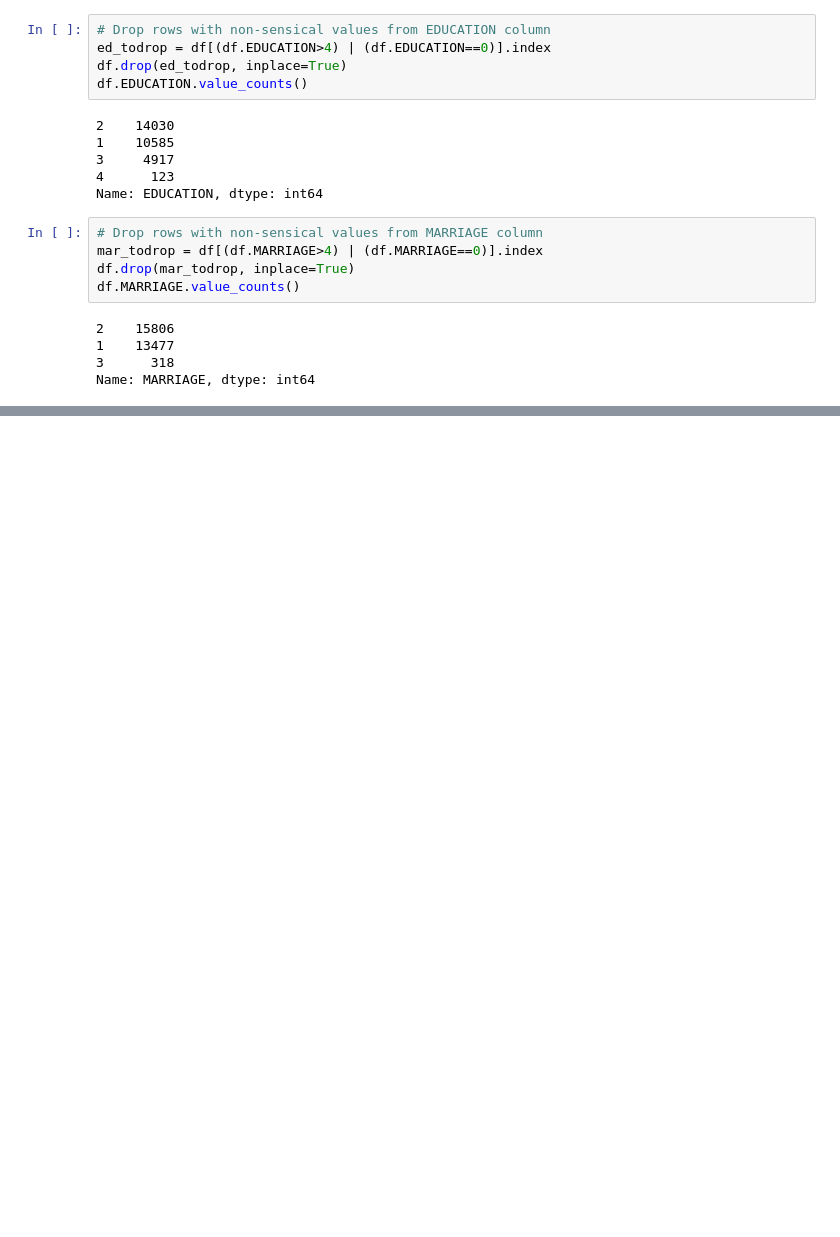
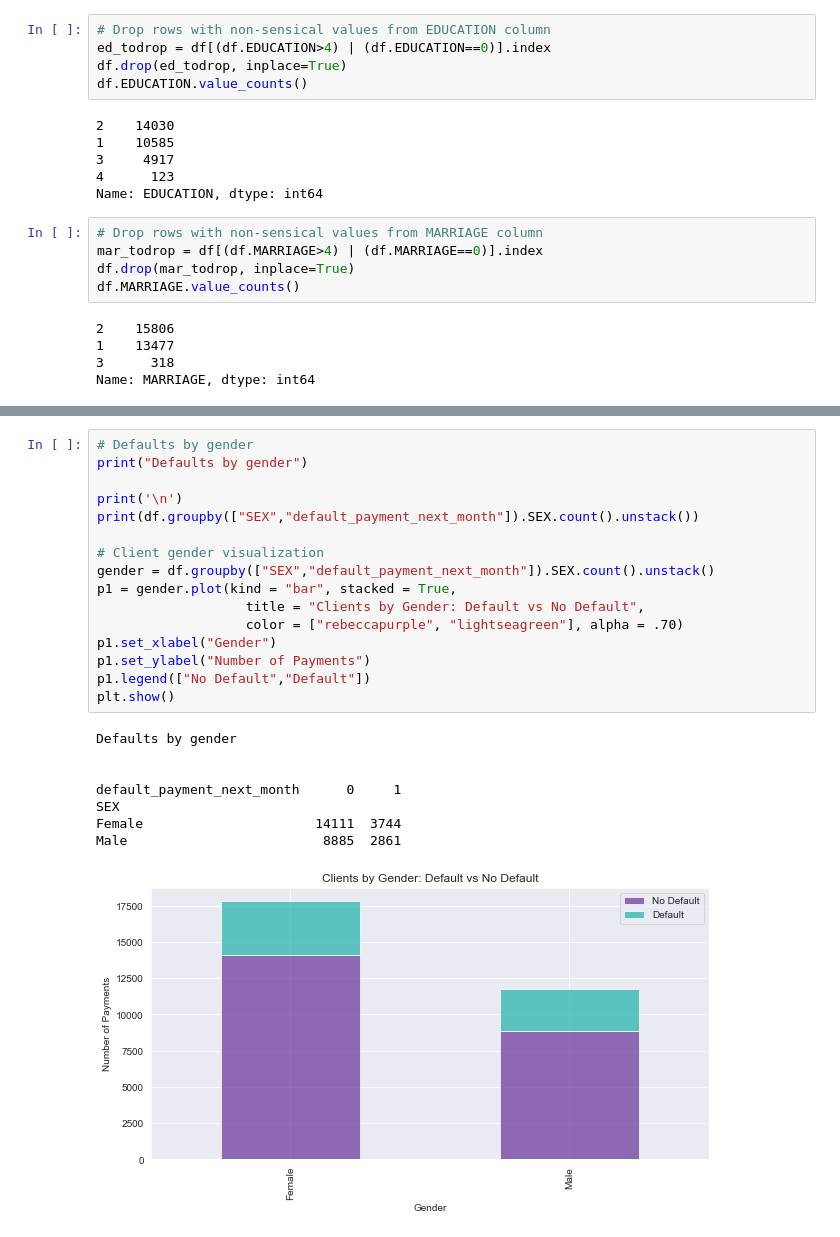
Before and after one commit to fpleoni/not_today, a Jupyter notebook: Data Cleaning & EDA.ipynb, the cells around one changed output, grey strips where cells are left out. Saved outputs shown, nothing was run; the diff lists cells and outputs as text; blank space fills up the shorter version.

```diff
--- a/Data Cleaning & EDA.ipynb
+++ b/Data Cleaning & EDA.ipynb
@@ -139,0 +257,25 @@ for column in df.columns:
+# %%
+# Defaults by gender
+print("Defaults by gender")
+
+print('\n')
+print(df.groupby(["SEX","default_payment_next_month"]).SEX.count().unstack())
+
+# Client gender visualization
+gender = df.groupby(["SEX","default_payment_next_month"]).SEX.count().unstack()
+p1 = gender.plot(kind = "bar", stacked = True,
+                   title = "Clients by Gender: Default vs No Default",
+                   color = ["rebeccapurple", "lightseagreen"], alpha = .70)
+p1.set_xlabel("Gender")
+p1.set_ylabel("Number of Payments")
+p1.legend(["No Default","Default"])
+plt.show()
+# %% [output]
+Defaults by gender
+
+
+default_payment_next_month      0     1
+SEX
+Female                      14111  3744
+Male                         8885  2861
+[figure, added]
```
Also changed, not shown: parts of 38 cells of this notebook, 1 other file.
